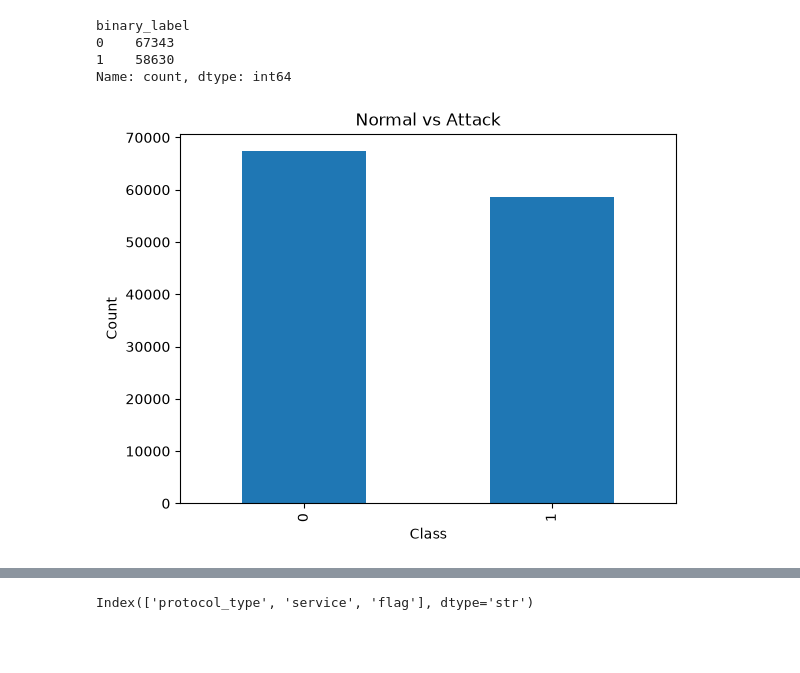
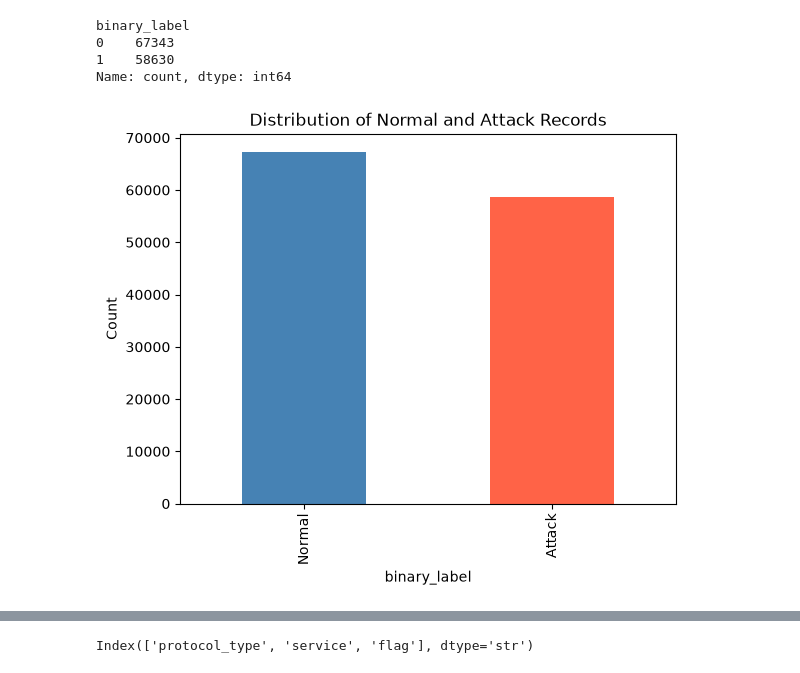
Before and after one commit to DIFFUSExCODES/IDS_PROJECT, a Jupyter notebook: notebooks/01_eda.ipynb, the cells around one changed output, grey strips where cells are left out. Drawn from its saved outputs; the diff is of its cells as text; code cells hidden in the pictures; blank space fills up the shorter version.

```diff
--- a/notebooks/01_eda.ipynb
+++ b/notebooks/01_eda.ipynb
@@ -130,13 +135,14 @@ Name: count, dtype: int64
 # %%
 import matplotlib.pyplot as plt
 
 train["binary_label"].value_counts().plot(
     kind="bar",
-    xlabel="Class",
-    ylabel="Count",
-    title="Normal vs Attack"
+    color=["steelblue","tomato"]
 )
 
+plt.xticks([0,1],["Normal","Attack"])
+plt.title("Distribution of Normal and Attack Records")
+plt.ylabel("Count")
 plt.show()
 # %% [output]
-[figure, old version]
+[figure, new version]
```
Also changed, not shown: parts of 6 cells of this notebook, 6 other files.
